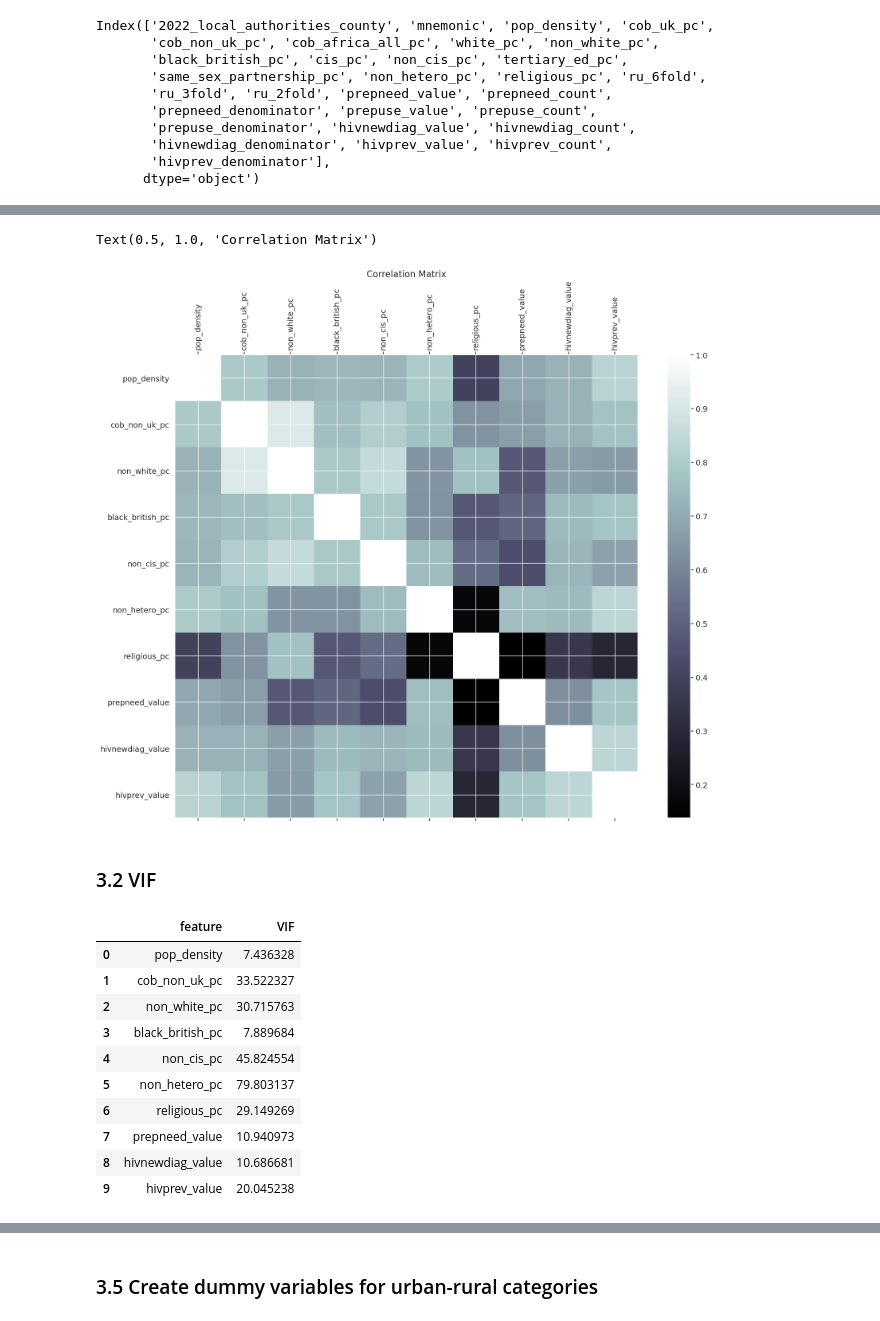
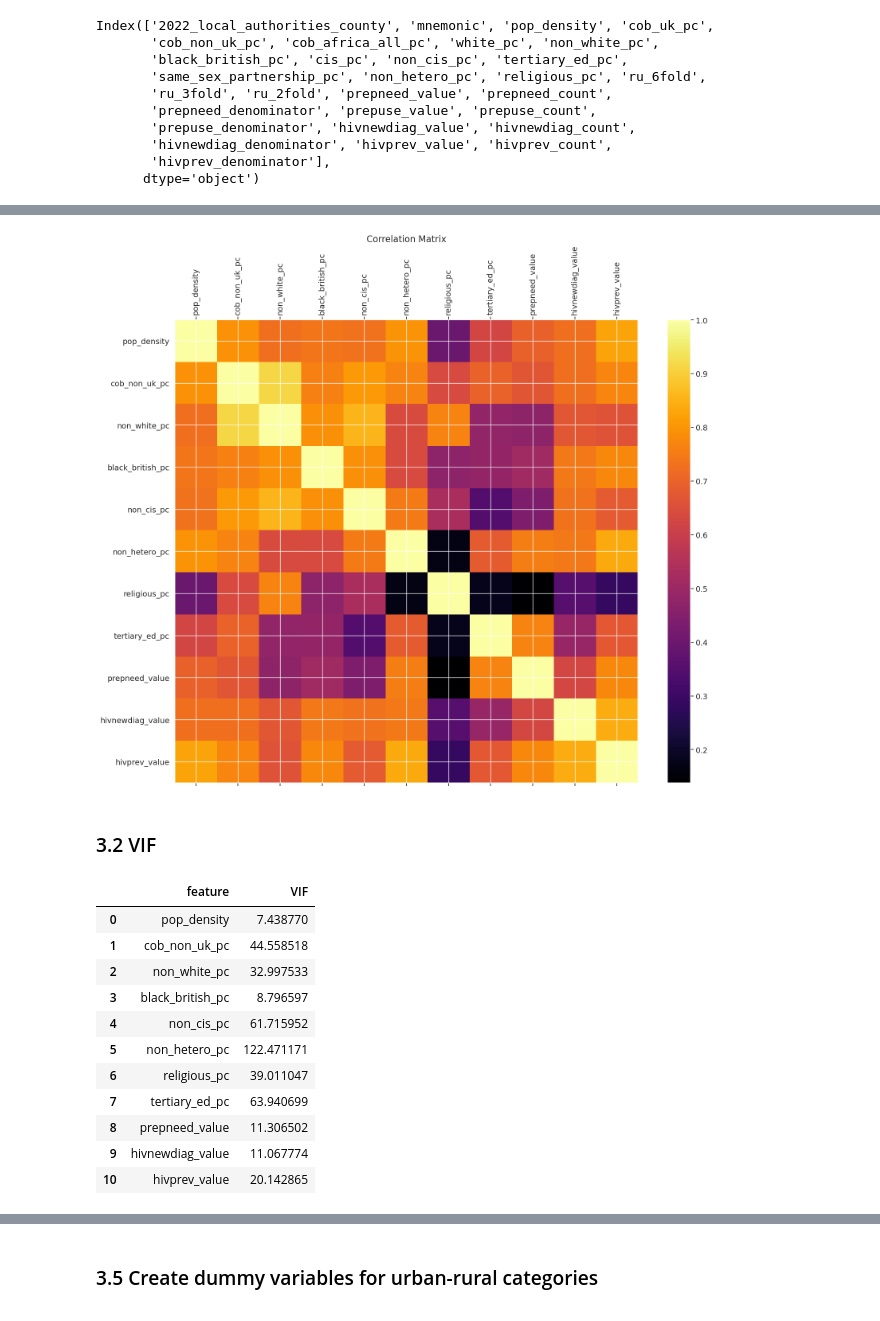
Before and after one commit to joepost/CASA0007_MajorAssessment, a Jupyter notebook: python_notebook.ipynb, the cells around one changed output, grey strips where cells are left out. Drawn from its saved outputs; the diff is of its cells as text; code cells hidden in the pictures.

```diff
--- a/python_notebook.ipynb
+++ b/python_notebook.ipynb
@@ -99,6 +99,8 @@ ruralurban["ru_2fold"] = np.where(ruralurban.ru_3fold == "Predominantly Rural",
                                   np.where(ruralurban.ru_3fold == "Urban with Significant Rural", "Regional-Rural",
                                            np.where(ruralurban.ru_3fold == "Predominantly Urban", "Urban", "")))
 
+# Create a London vs Other column
+ruralurban["ru_londonother"] = np.where(ruralurban.mnemonic.str.contains("E09"), "London", "Outside London")
 ruralurban
 # %% [output]
 4 column names have been cleaned
@@ -850,7 +863,8 @@ Index(['2022_local_authorities_county', 'mnemonic', 'pop_density', 'cob_uk_pc',
 ols_df = full_df[['2022_local_authorities_county', 'pop_density',
                   'cob_non_uk_pc', 'non_white_pc', 'black_british_pc',
                   'non_cis_pc', 'non_hetero_pc', 'religious_pc',
-                  # 'tertiary_ed_pc', 'same_sex_partnership_pc',
+                  'tertiary_ed_pc',
+                  # 'same_sex_partnership_pc',
                   # 'ru_6fold', 'ru_3fold', 'ru_2fold',
                   'prepneed_value',
                   # 'prepneed_count', 'prepneed_denominator',
@@ -881,16 +895,15 @@ ols_df
 # %%
 f = plt.figure(figsize=(19, 15))
-plt.matshow(ols_df.corr(), fignum=f.number, cmap="bone")
+plt.matshow(ols_df.corr(), fignum=f.number, cmap="inferno")
 plt.xticks(range(ols_df.shape[1]), ols_df.columns, fontsize=14, rotation=90)
 plt.yticks(range(ols_df.shape[1]), ols_df.columns, fontsize=14)
 cb = plt.colorbar()
 cb.ax.tick_params(labelsize=14)
 plt.title('Correlation Matrix', fontsize=16)
 
-# plt.savefig("figures/corrplot.png", dpi=300, facecolor="white", bbox_inches="tight")
+plt.savefig("figures/corrplot.png", dpi=600, facecolor="white", bbox_inches="tight")
 # %% [output]
-Text(0.5, 1.0, 'Correlation Matrix')
-[figure, old version]
+[figure, new version]
 # %% [markdown]
 ### 3.2 VIF
 # %%
@@ -904,16 +917,17 @@ vif_data["VIF"] = [variance_inflation_factor(ols_df.values, i)
 vif_data
 # %% [output]
 |  | feature | VIF |
-| 0 | pop_density | 7.436328 |
-| 1 | cob_non_uk_pc | 33.522327 |
-| 2 | non_white_pc | 30.715763 |
-| 3 | black_british_pc | 7.889684 |
-| 4 | non_cis_pc | 45.824554 |
-| 5 | non_hetero_pc | 79.803137 |
-| 6 | religious_pc | 29.149269 |
-| 7 | prepneed_value | 10.940973 |
-| 8 | hivnewdiag_value | 10.686681 |
-| 9 | hivprev_value | 20.045238 |
+| 0 | pop_density | 7.438770 |
+| 1 | cob_non_uk_pc | 44.558518 |
+| 2 | non_white_pc | 32.997533 |
+| 3 | black_british_pc | 8.796597 |
+| 4 | non_cis_pc | 61.715952 |
+| 5 | non_hetero_pc | 122.471171 |
+| 6 | religious_pc | 39.011047 |
+| 7 | tertiary_ed_pc | 63.940699 |
+| 8 | prepneed_value | 11.306502 |
+| 9 | hivnewdiag_value | 11.067774 |
+| 10 | hivprev_value | 20.142865 |
 # %%
 # calculating VIF
 # This function is adjusted from: https://stackoverflow.com/a/51329496/4667568
```
Also changed, not shown: parts of 17 cells of this notebook, 11 other files.
